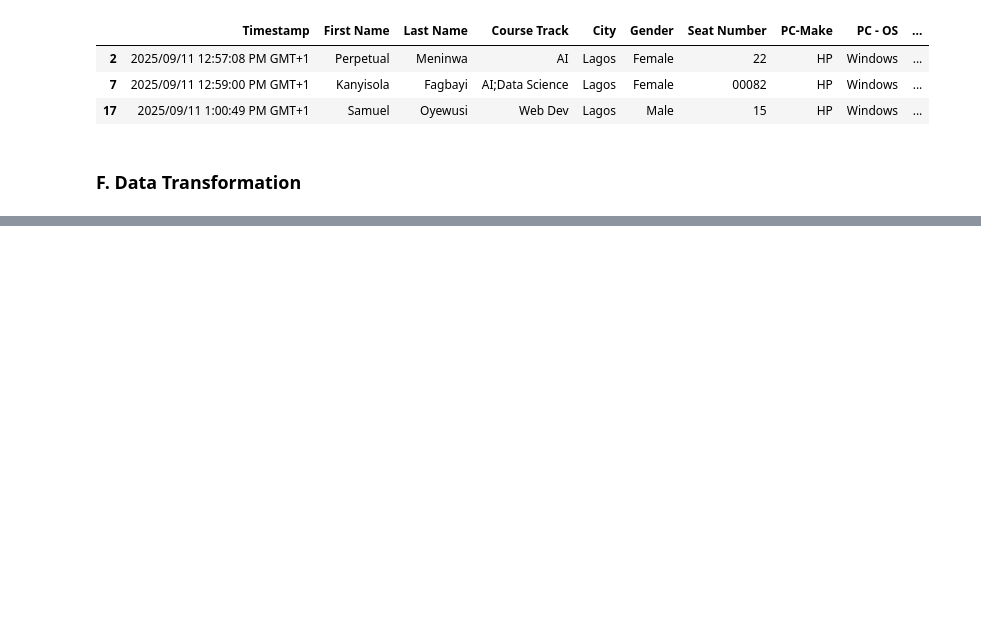
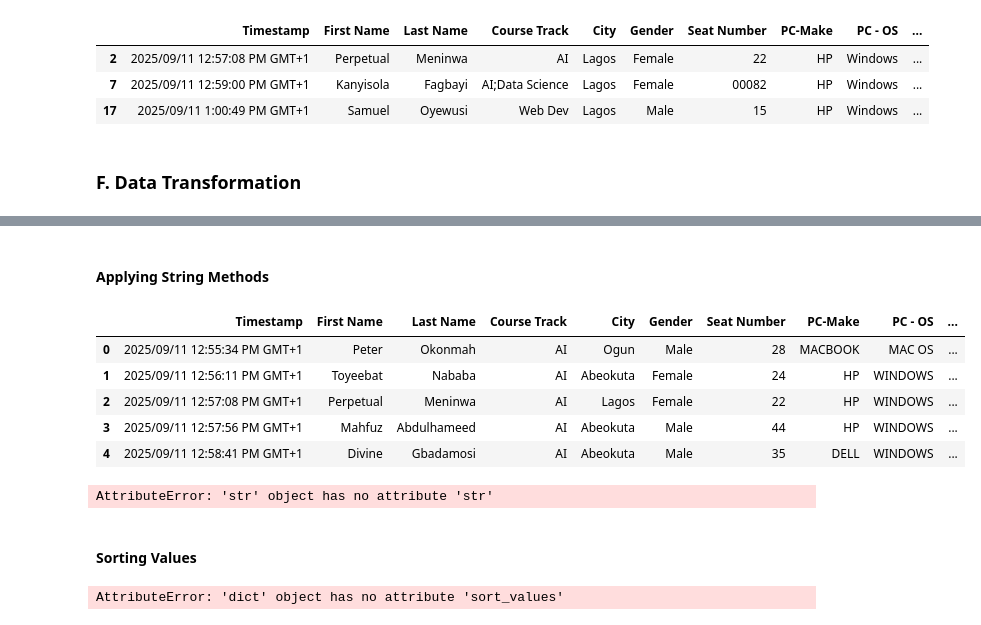
Before and after one commit to RoyalDhee/Data_Analysis, a Jupyter notebook: practice_pandas.ipynb, the cells around one changed output, grey strips where cells are left out. Drawn from its saved outputs; the diff is of its cells as text; code cells hidden in the pictures; blank space fills up the shorter version.

```diff
--- a/practice_pandas.ipynb
+++ b/practice_pandas.ipynb
@@ -481,0 +496,39 @@ complex_query
+# %% [markdown]
+#### Applying String Methods
+# %%
+bio_data['Feedback'] = bio_data['Feedback'].str.lower()
+
+# Converting to upper case
+bio_data['PC - OS'] = bio_data['PC - OS'].str.upper()
+
+# COnverting first name using title()
+bio_data['First Name'] = bio_data['First Name'].str.title()
+
+# Defining a lambda function
+lambda x: x.str.title()
+
+# .apply() method to help apply the function to the selected column
+# bio_data['Last Name'] = bio_data['Last Name'].apply(lambda x: x.str.title())
+
+
+bio_data.head()
+# %% [output]
+|  | Timestamp | First Name | Last Name | Course Track | City | Gender | Seat Number | PC-Make | PC - OS | ... |
+| 0 | 2025/09/11 12:55:34 PM GMT+1 | Peter | Okonmah | AI | Ogun | Male | 28 | MACBOOK | MAC OS | ... |
+| 1 | 2025/09/11 12:56:11 PM GMT+1 | Toyeebat | Nababa | AI | Abeokuta | Female | 24 | HP | WINDOWS | ... |
+| 2 | 2025/09/11 12:57:08 PM GMT+1 | Perpetual | Meninwa | AI | Lagos | Female | 22 | HP | WINDOWS | ... |
+| 3 | 2025/09/11 12:57:56 PM GMT+1 | Mahfuz | Abdulhameed | AI | Abeokuta | Male | 44 | HP | WINDOWS | ... |
+| 4 | 2025/09/11 12:58:41 PM GMT+1 | Divine | Gbadamosi | AI | Abeokuta | Male | 35 | DELL | WINDOWS | ... |
+# %%
+# We can decide to apply the lambda funtion to every element in the dataset
+bio_data.applymap(lambda x: x.str.title())
+bio_data.head()
+# %% [output]
+AttributeError: 'str' object has no attribute 'str'
+# %% [markdown]
+#### Sorting Values
+# %%
+# Sorting columns
+bio_data.sort_values(by='City', ascending=True)
+# %% [output]
+AttributeError: 'dict' object has no attribute 'sort_values'
```
Also changed, not shown: parts of 3 cells of this notebook.
